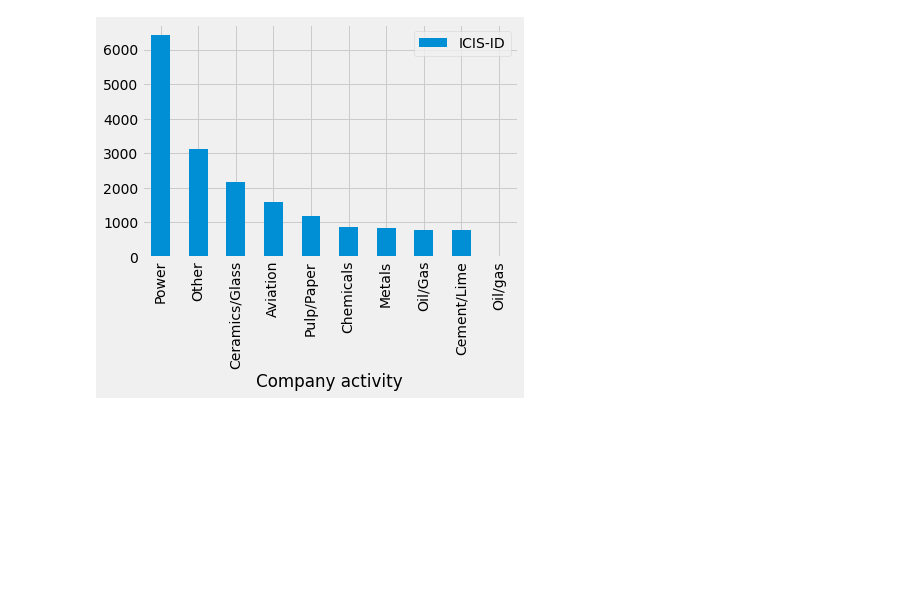
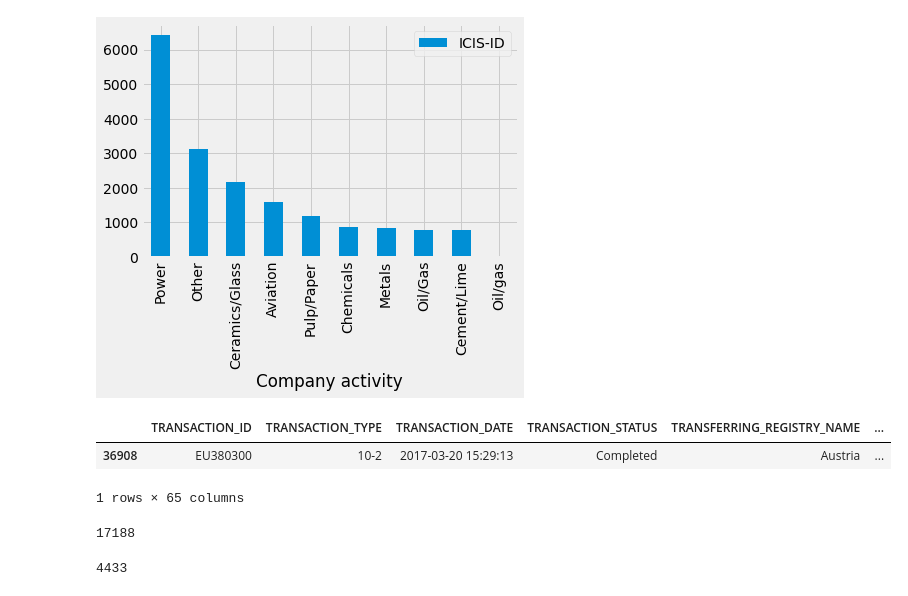
Before and after one commit to BenBowring/EnergyData, a Jupyter notebook: DataInvestigation.ipynb, the cells around one changed output. Cells and saved outputs as stored; diff of their text form; code cells hidden in the pictures; blank space fills up the shorter version.

```diff
--- a/DataInvestigation.ipynb
+++ b/DataInvestigation.ipynb
@@ -85,3 +85,13 @@ alt_activity_dist.plot(kind = 'bar')
 # %% [output]
 <matplotlib.axes._subplots.AxesSubplot at 0x...>
 [figure]
+# %%
+transact_df[transact_df['TRANSFERRING_ACCOUNT_HOLDER'] == 'Vetropack Austria GmbH'].head(1)
+# %% [output]
+|  | TRANSACTION_ID | TRANSACTION_TYPE | TRANSACTION_DATE | TRANSACTION_STATUS | TRANSFERRING_REGISTRY_NAME | ... |
+| 36908 | EU380300 | 10-2 | 2017-03-20 15:29:13 | Completed | Austria | ... |
+1 rows × 65 columns
+# %%
+len(mapped_df['Installation name'].unique())
+# %% [output]
+17188
@@ -87,0 +105,4 @@ alt_activity_dist.plot(kind = 'bar')
+# %%
+len([install for install in mapped_string if install in amount_in.index])
+# %% [output]
+4433
```
Also changed, not shown: parts of 3 cells of this notebook.
